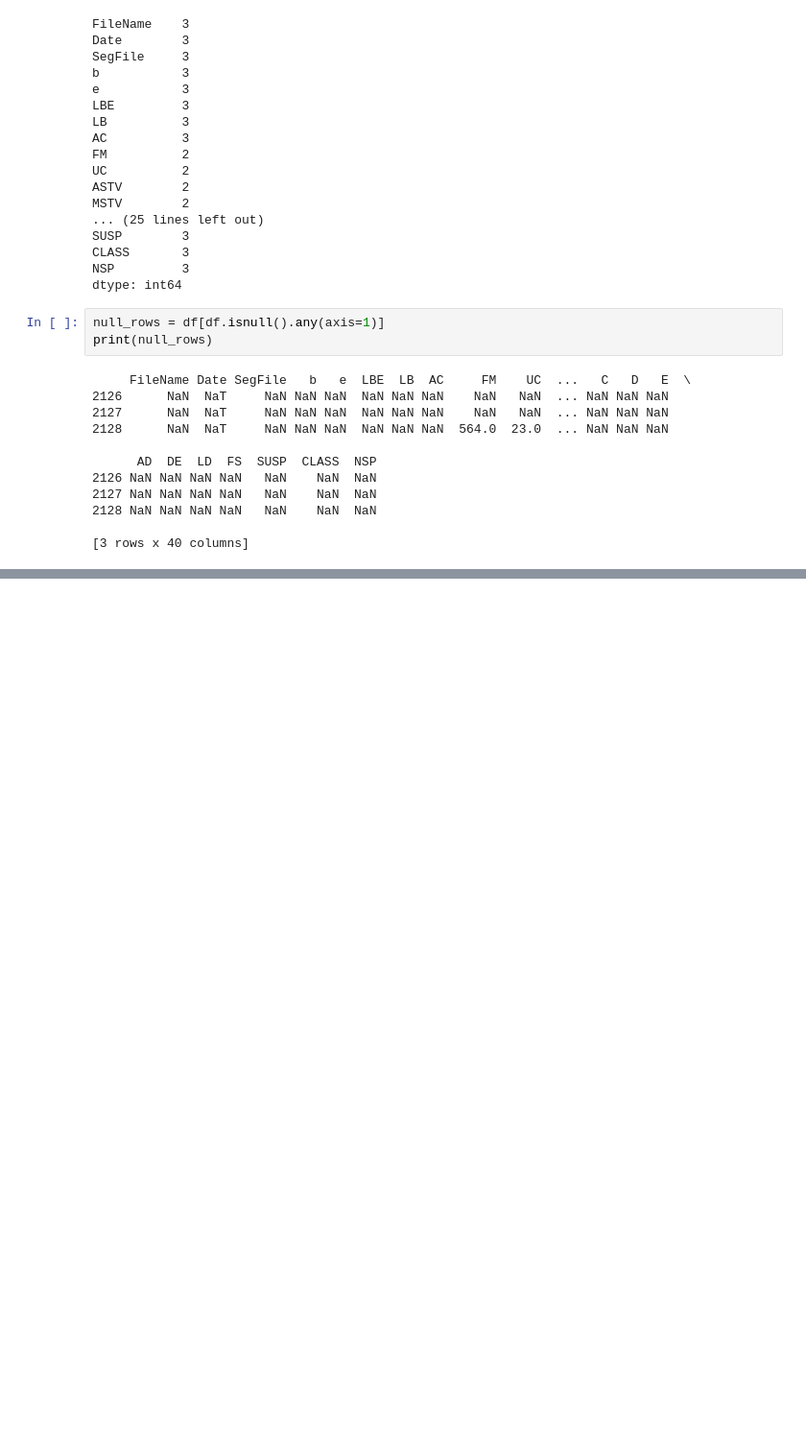
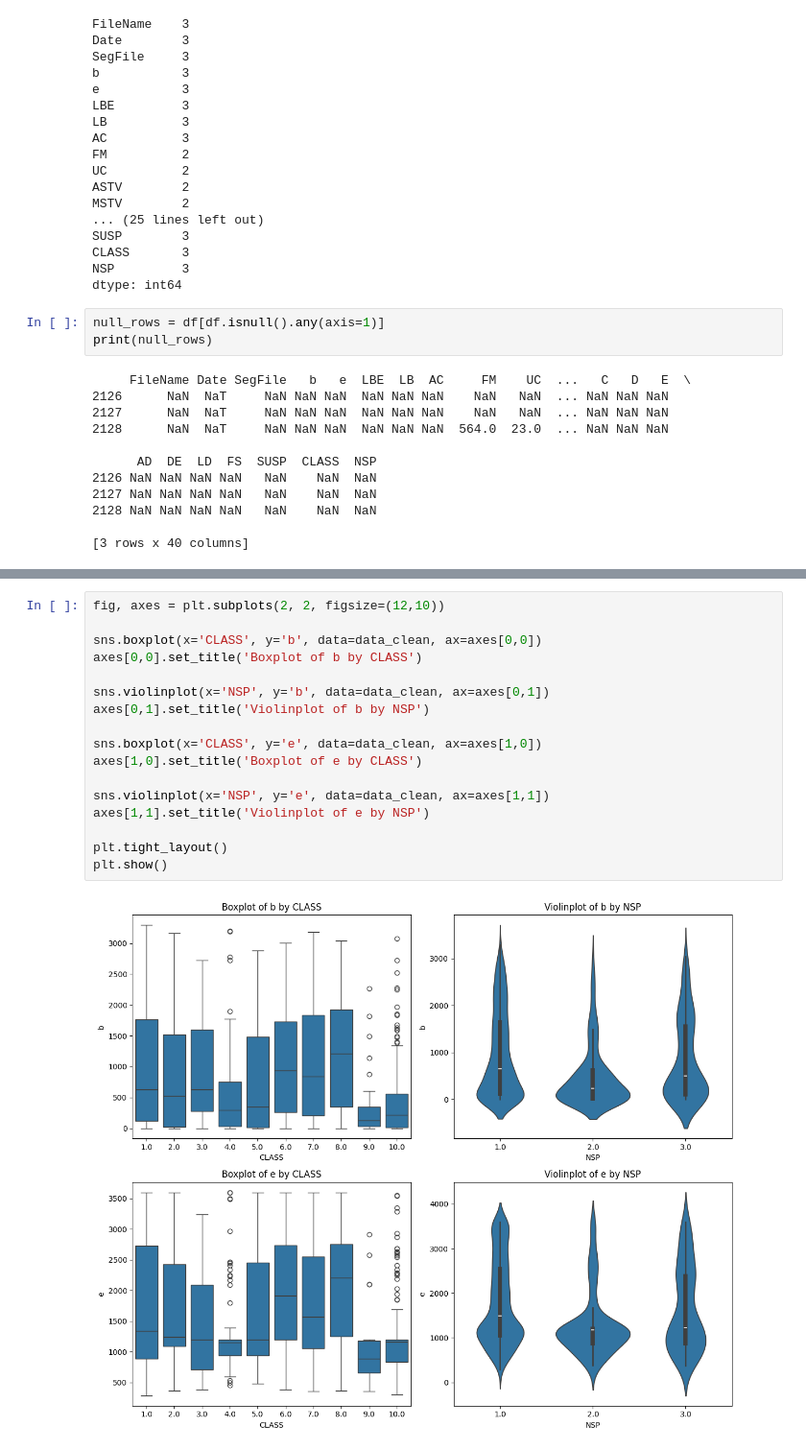
Before and after one commit to minhnion/CTG-Based_Fetal_Health_and_Neurobehavior_Classification, a Jupyter notebook: notebooks/eda.ipynb, the cells around one changed output, grey strips where cells are left out. Shown at 96% size. Saved outputs shown, nothing was run; the diff lists cells and outputs as text; blank space fills up the shorter version.

```diff
--- a/notebooks/eda.ipynb
+++ b/notebooks/eda.ipynb
@@ -97,0 +139,19 @@ df_clean.shape
+# %%
+fig, axes = plt.subplots(2, 2, figsize=(12,10))
+
+sns.boxplot(x='CLASS', y='b', data=data_clean, ax=axes[0,0])
+axes[0,0].set_title('Boxplot of b by CLASS')
+
+sns.violinplot(x='NSP', y='b', data=data_clean, ax=axes[0,1])
+axes[0,1].set_title('Violinplot of b by NSP')
+
+sns.boxplot(x='CLASS', y='e', data=data_clean, ax=axes[1,0])
+axes[1,0].set_title('Boxplot of e by CLASS')
+
+sns.violinplot(x='NSP', y='e', data=data_clean, ax=axes[1,1])
+axes[1,1].set_title('Violinplot of e by NSP')
+
+plt.tight_layout()
+plt.show()
+# %% [output]
+[figure, added]
```
Also changed, not shown: parts of 13 cells of this notebook, 6 other files.
